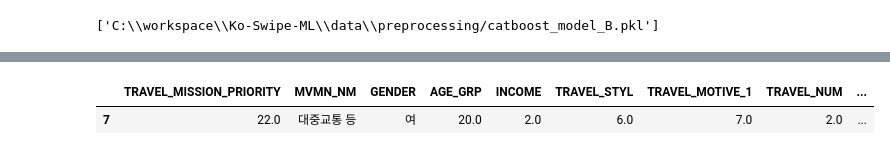
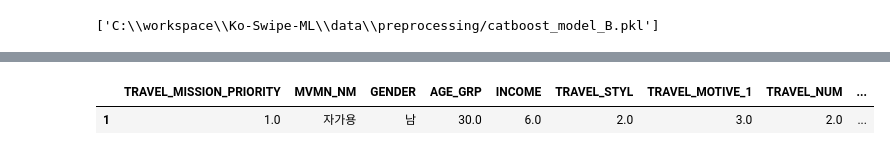
Before and after one commit to K-Swipe/Ko-Swipe-ML, a Jupyter notebook: Recommended/train.ipynb, the cells around one changed output, grey strips where cells are left out. Saved outputs shown, nothing was run; the diff lists cells and outputs as text; code cells hidden in the pictures.

```diff
--- a/Recommended/train.ipynb
+++ b/Recommended/train.ipynb
@@ -275,12 +313,12 @@ new_user_info['AGE_GRP'] = new_user_info['AGE_GRP'].astype('int')
 # %%
-test_data = pd.DataFrame(user_info.iloc[7]).T
+test_data = pd.DataFrame(user_info.iloc[1]).T
 
 test_data.drop(['TRAVEL_ID'], axis = 1, inplace = True)
 
 test_data
 # %% [output]
 |  | TRAVEL_MISSION_PRIORITY | MVMN_NM | GENDER | AGE_GRP | INCOME | TRAVEL_STYL | TRAVEL_MOTIVE_1 | TRAVEL_NUM | ... |
-| 7 | 22.0 | 대중교통 등 | 여 | 20.0 | 2.0 | 6.0 | 7.0 | 2.0 | ... |
+| 1 | 1.0 | 자가용 | 남 | 30.0 | 6.0 | 2.0 | 3.0 | 2.0 | ... |
 # %%
 import pandas as pd
 
```
Also changed, not shown: parts of 7 cells of this notebook, 2 other files.
